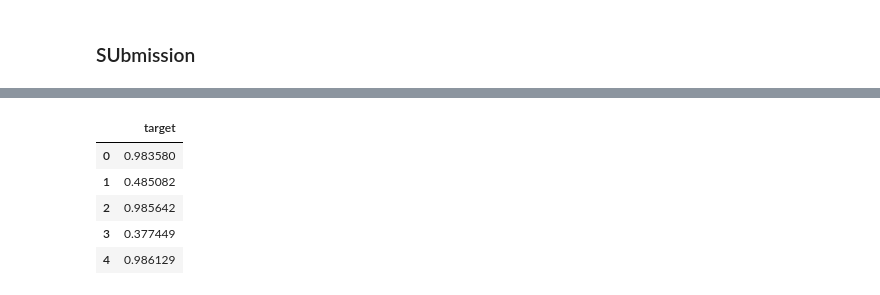
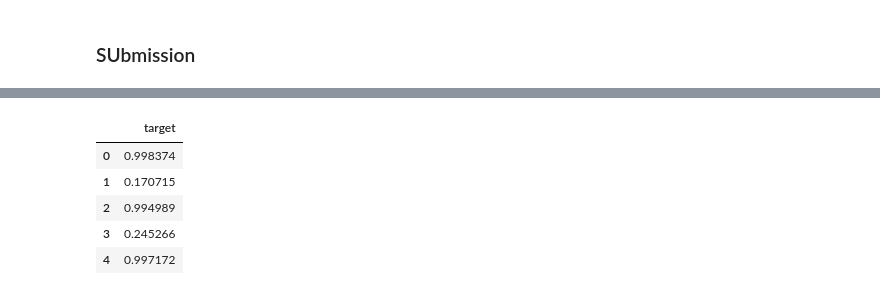
Before and after one commit to yumizu-da/atmaCup17, a Jupyter notebook: exp/006/run.ipynb, the cells around one changed output, grey strips where cells are left out. Saved outputs shown, nothing was run; the diff lists cells and outputs as text; code cells hidden in the pictures.

```diff
--- a/exp/006/run.ipynb
+++ b/exp/006/run.ipynb
@@ -53,7 +54,7 @@ cuda
 # %% [markdown]
 ### Import
 # %%
-debug = True
+debug = False
 
 train_df = pd.read_csv(cfg.data.train_path)
 clothing_df = pd.read_csv(cfg.data.clothing_path)
@@ -76,8 +77,6 @@ train_df["labels"] = train_df[cfg.target].astype(np.int8)
 
 kf = StratifiedKFold(n_splits=5, shuffle=True, random_state=cfg.seed)
 # %%
-from sklearn.metrics import mean_squared_error
-
 def compute_metrics(p):
     """AUCを計算する"""
     preds, labels = p
@@ -118,7 +117,7 @@ class CustomTrainer(Trainer):
         aux_loss = aux_loss_fct(logits[:, 2], ratings.float())
 
         # 総損失 = メイン損失 + 補助損失
-        total_loss = main_loss + 0.001 * aux_loss  # 0.01は補助損失の重み
+        total_loss = main_loss + 0.0001 * aux_loss  # 0.01は補助損失の重み
         # total_loss = main_loss
 
         return (total_loss, outputs) if return_outputs else total_loss
@@ -131,6 +130,9 @@ y_train = train_df[cfg.target]
 oof = np.zeros(len(train_df))
 
 for fold, (train_index, valid_index) in enumerate(kf.split(train_df, y_train)):
+
+    if fold <= 1:
+        continue
 
     ds_train = Dataset.from_pandas(train_df.iloc[train_index][['prompt', 'labels', "Rating"]].copy())
     ds_eval = Dataset.from_pandas(train_df.iloc[valid_index][['prompt', 'labels', "Rating"]].copy())
@@ -242,10 +267,13 @@ score: 0.9218426017596624
 # %% [markdown]
 ### SUbmission
 # %%
+import os
+
 preds = []
 for i in range(5):
-    results_dir = f"{cfg.data.results_dir}/fold{i}/final"
-    tokenizer = AutoTokenizer.from_pretrained(results_dir)
+    fold_dir = f"{cfg.data.results_dir}/fold{fold}"
+    checkpoint_dirs = [d for d in os.listdir(fold_dir) if d.startswith("checkpoint-")]
+    results_dir = os.path.join(fold_dir, checkpoint_dirs[0])
     model = AutoModelForSequenceClassification.from_pretrained(results_dir)
 
     ds_test = Dataset.from_pandas(test_df[['prompt']].copy())
@@ -253,36 +281,36 @@ for i in range(5):
 
     test_args = TrainingArguments(
         output_dir=cfg.data.results_dir,
         per_device_eval_batch_size=cfg.bert.params.per_device_eval_batch_size,
         do_predict=True,
         dataloader_drop_last=False,
     )
     trainer = Trainer(
         model=model,
         args=test_args,
         data_collator=DataCollatorWithPadding(tokenizer),
         tokenizer=tokenizer,
     )
     predictions = torch.softmax(torch.tensor(trainer.predict(ds_test).predictions)[:, :2], dim=1).numpy()
     preds.append(predictions[:, 1])
 
 pred = np.mean(preds, axis=0)
 
 # 提出用ファイル作成
 sub_df = pd.read_csv(cfg.data.sample_submission_path)
 sub_df["target"] = pred
 sub_df.to_csv(f"{cfg.data.results_dir}/{cfg.run_name}_submission.csv", index=False)
 sub_df.head()
 # %% [output]
 [interactive output not drawn]
 [interactive output not drawn]
 [interactive output not drawn]
 [interactive output not drawn]
 [interactive output not drawn]
 |  | target |
-| 0 | 0.983580 |
-| 1 | 0.485082 |
-| 2 | 0.985642 |
-| 3 | 0.377449 |
-| 4 | 0.986129 |
+| 0 | 0.998374 |
+| 1 | 0.170715 |
+| 2 | 0.994989 |
+| 3 | 0.245266 |
+| 4 | 0.997172 |
 # %%
```
Also changed, not shown: parts of 3 cells of this notebook, 3 other files.
